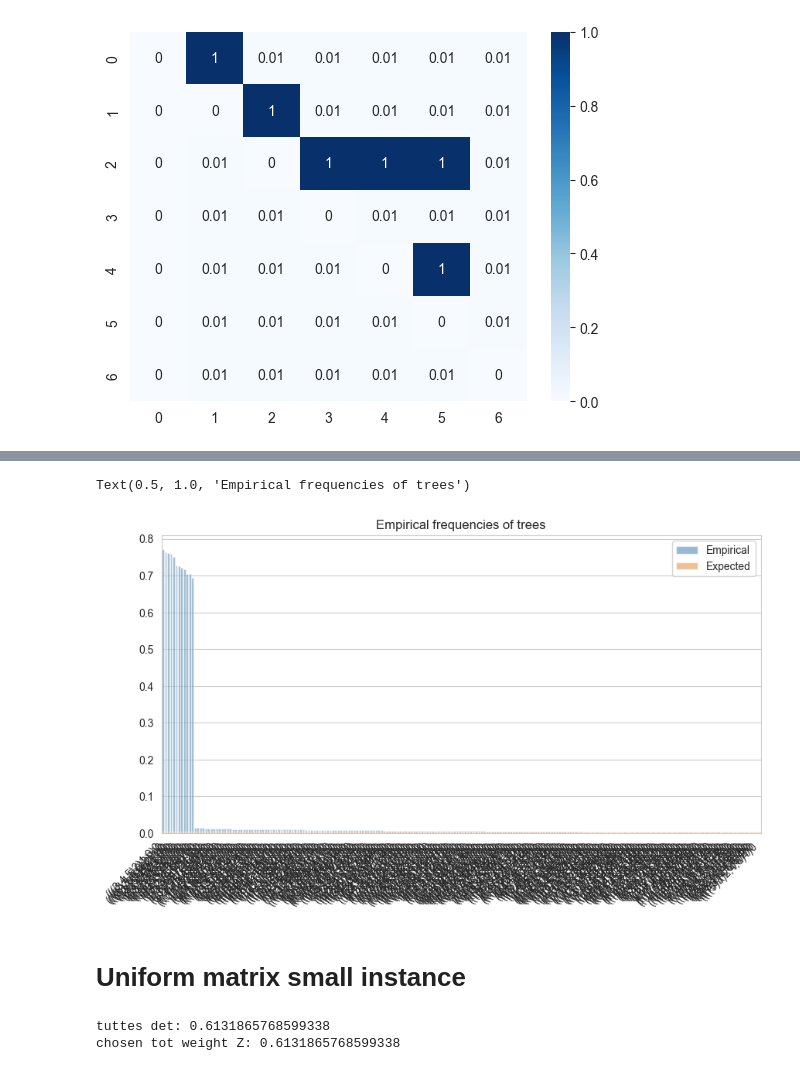
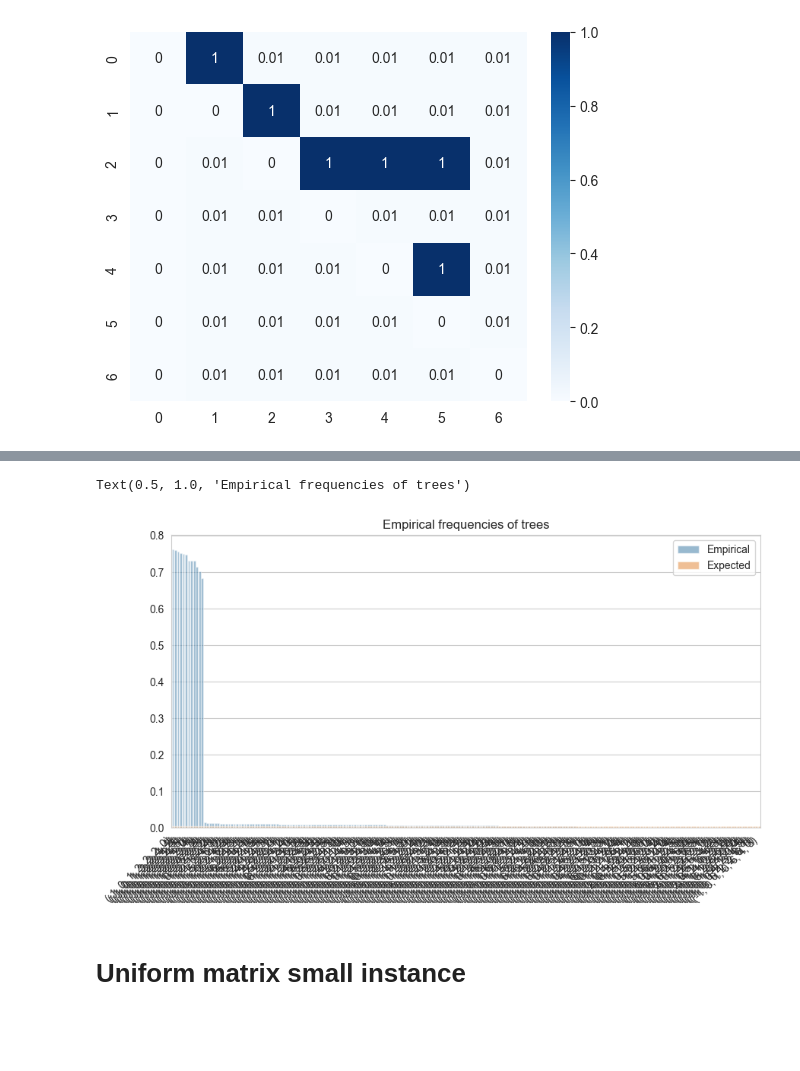
Before and after one commit to Lagergren-Lab/treesampling, a Jupyter notebook: notebooks/victree_matrix_debug.ipynb, the cells around one changed output, grey strips where cells are left out. Cells and saved outputs as stored; diff of their text form; code cells hidden in the pictures; blank space fills up the shorter version.

```diff
--- a/notebooks/victree_matrix_debug.ipynb
+++ b/notebooks/victree_matrix_debug.ipynb
@@ -29,0 +32,12 @@ norm_matrix = matrix - logsumexp(matrix, axis=0, keepdims=True)
+# %%
+tau = -8
+clean_matrix = norm_matrix.copy()
+rows_to_modify = np.all(clean_matrix < -8, axis=1)
+max_indices = np.argmax(clean_matrix[rows_to_modify], axis=1)
+clean_matrix[rows_to_modify, max_indices] = -8
+clean_matrix[clean_matrix < -8] = -np.inf
+sns.heatmap(clean_matrix, annot=clean_matrix, cmap='Blues')
+# remove weights that are below
+# clean_matrix[0, 1 ] = -np.inf
+# clean_matrix[0, 2 ] = -8 # this confuses the algorithm and makes many samples with arc 0->2, and then these
+# are proven to be less probable
@@ -30,9 +65,13 @@ norm_matrix = matrix - logsumexp(matrix, axis=0, keepdims=True)
 # %%
 sample_size = 10000
 tree_counts = {} # nwk_tree: (count, weight)
+castaway = CastawayRST(clean_matrix, root=0, trick=False, log_probs=True)
 for i in range(sample_size):
+
+    tree = castaway.sample_tree()
     # tree = _castaway_rst_log(matrix, root=0, trick=False)
-    tree = wilson_rst_from_matrix(norm_matrix, root=0, log_probs=True)
+    # tree = wilson_rst_from_matrix(clean_matrix, log_probs=True)
+    # tree = colbourn_rst(clean_matrix, root=0, log_probs=True)
     nwk_tree = tree_to_newick(tree)
     tree_w = sum(matrix[u, v] for u, v in tree.edges())
     tree_norm_w = sum(norm_matrix[u, v] for u, v in tree.edges())
@@ -133,18 +183,18 @@ norm_matrix2 = matrix2 / matrix2.sum(axis=0, keepdims=True)
 # %%
 tree_counts_casta = {} # nwk_tree: (count, weight)
 for i in range(10000):
-    tree = wilson_rst_from_matrix(norm_matrix2, root=0)
-    nwk_tree = tree_to_newick(tree)
-    tree_w = np.prod([norm_matrix2[u, v] for u, v in tree.edges()])
-    if nwk_tree not in tree_counts_casta:
-        tree_counts_casta[nwk_tree] = (1, tree_w)
+    tree = tuple(wilson_rst_from_matrix(norm_matrix2))
+    tree_w = np.prod([norm_matrix2[u, v] for v, u in enumerate(tree) if u != -1])
+    if tree not in tree_counts_casta:
+        tree_counts_casta[tree] = (1, tree_w)
     else:
-        count, weight = tree_counts_casta[nwk_tree]
+        count, weight = tree_counts_casta[tree]
         if not np.allclose(weight, tree_w):
-            print(tree.edges)
-            print([matrix2[u, v] for u, v in tree.edges()])
-            print(f"Error: {nwk_tree} has different weights {weight} and {tree_w}")
-        tree_counts_casta[nwk_tree] = (count + 1, weight)
+            arcs = [(u, v) for u, v in tree if u != -1]
+            print(arcs)
+            print([matrix2[u, v] for u, v in arcs])
+            print(f"Error: {tree} has different weights {weight} and {tree_w}")
+        tree_counts_casta[tree] = (count + 1, weight)
 # %%
 sorted_trees = sorted(tree_counts_casta.items(), key=lambda x: x[1][0], reverse=True)
 empirical_freqs = np.array([count for _, (count, _) in sorted_trees], dtype=float)
@@ -174,13 +224,13 @@ print(expected_freqs), print(np.sum(expected_freqs))
 (None, None)
 # %%
 fig, ax = plt.subplots(figsize=(10, 5))
-sns.barplot(x=[t for t, _ in sorted_trees], y=empirical_freqs, ax=ax, alpha=0.5, label='Empirical')
-sns.barplot(x=[t for t, _ in sorted_trees], y=expected_freqs, ax=ax, alpha=0.5, label='Expected')
+sns.barplot(x=[str(t) for t, _ in sorted_trees], y=empirical_freqs, ax=ax, alpha=0.5, label='Empirical')
+sns.barplot(x=[str(t) for t, _ in sorted_trees], y=expected_freqs, ax=ax, alpha=0.5, label='Expected')
 ax.set_xticklabels(ax.get_xticklabels(), rotation=45, horizontalalignment='right')
 ax.set_title('Empirical frequencies of trees')
 # %% [output]
 Text(0.5, 1.0, 'Empirical frequencies of trees')
-[figure, old version]
+[figure, new version]
 # %% [markdown]
 # Uniform matrix small instance
 # %%
@@ -193,37 +243,3 @@ def laplacian(A, r):
     L = -A + np.diag(np.sum(A, 0))
     L[0] = r
     return L
-# %%
-from treesampling.utils.graphs import tuttes_tot_weight
-
-K = 4
-N = 1000000
-# random matrix
-W = np.random.uniform(0, 1, size=(K, K))
-np.fill_diagonal(W, 0)
-# prepare normalization factor
-A = np.copy(W)
-L = laplacian(A[1:, 1:], A[0, 1:])
-new_det = np.linalg.det(L)
-graph = nx.from_numpy_array(W, create_using=nx.DiGraph)
-tuttes_det = tuttes_tot_weight(graph, root=0)
-print(f"tuttes det: {tuttes_det}")
-Z = tuttes_det
-print(f"chosen tot weight Z: {Z}")
-
-W = np.log(W)
-
-# gather sample
-dist = {}
-real_prob = {}
-for _ in range(N):
-    # tree = _castaway_rst_log(W, 0, trick=False)
-    tree = wilson_rst_from_matrix(W, root=0, log_probs=True)
-    tree_nwk = tree_to_newick(tree)
-    if tree_nwk not in dist:
-        real_prob[tree_nwk] = np.exp(sum([W[u, v] for u, v in tree.edges()])) / Z
-        dist[tree_nwk] = 0
-    dist[tree_nwk] += 1 / N
-# %% [output]
-tuttes det: 0.6131865768599338
-chosen tot weight Z: 0.6131865768599338
```
Also changed, not shown: parts of 22 cells of this notebook, 10 other files.
